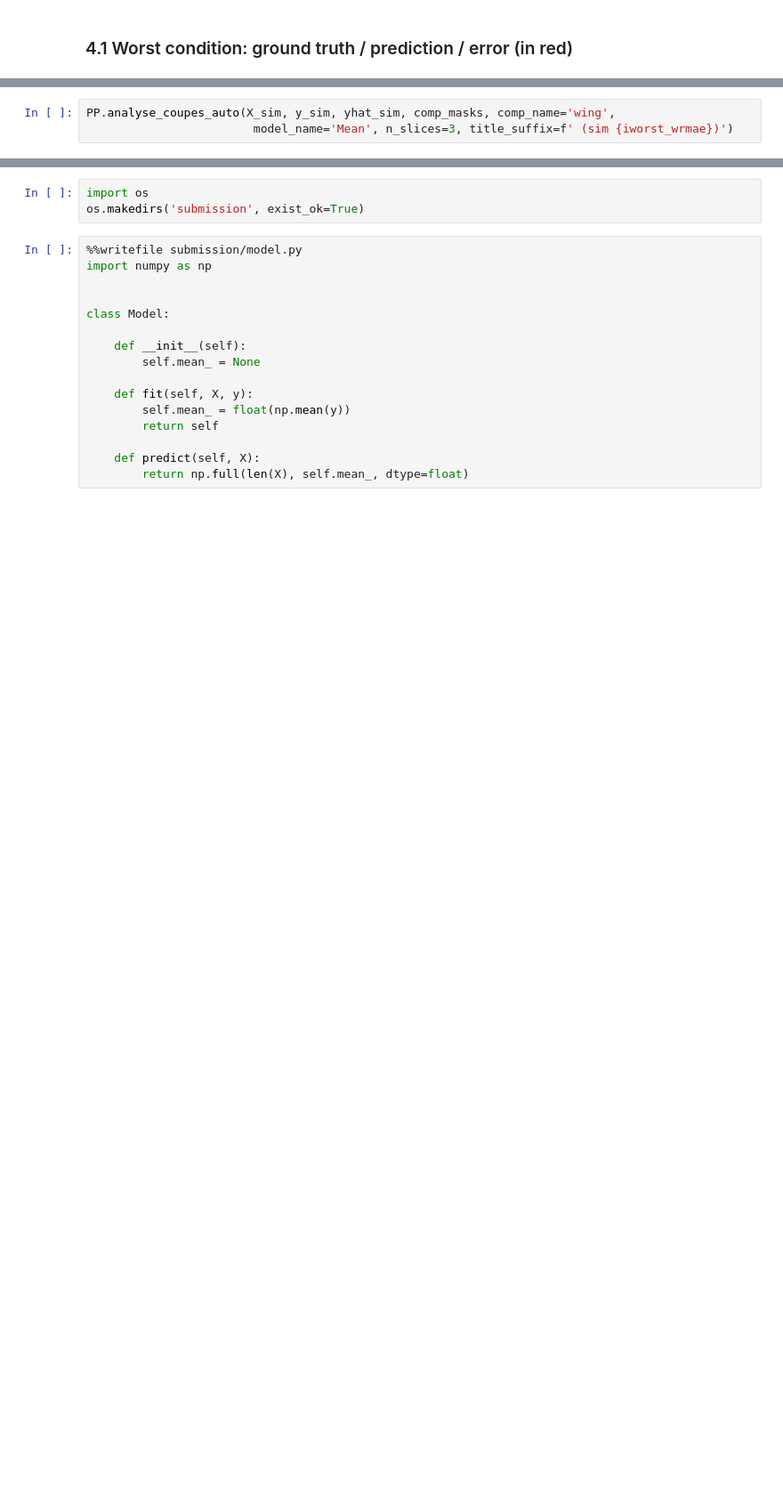
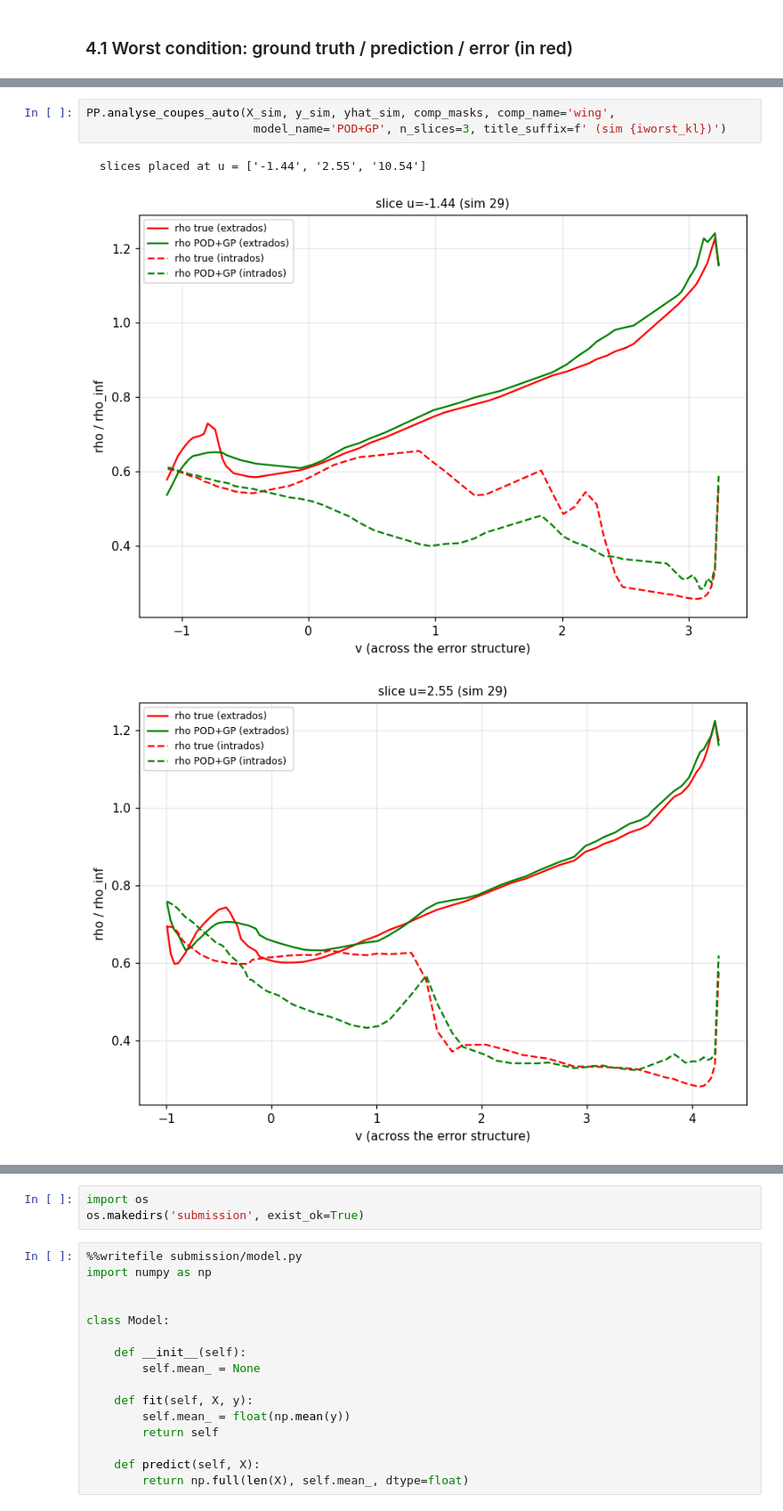
Before and after one commit to Akawalid/onera_468_crm_wall_distribution_regression_challenge_v2, a Jupyter notebook: bundle/starting_kit/starting_kit.ipynb, the cells around one changed output, grey strips where cells are left out. Shown at 89% size. Drawn from its saved outputs; the diff is of its cells as text; blank space fills up the shorter version.

```diff
--- a/bundle/starting_kit/starting_kit.ipynb
+++ b/bundle/starting_kit/starting_kit.ipynb
@@ -203,3 +251,7 @@ perpendicular to the worst error structure, extrados/intrados separated.
 # %%
 PP.analyse_coupes_auto(X_sim, y_sim, yhat_sim, comp_masks, comp_name='wing',
-                        model_name='Mean', n_slices=3, title_suffix=f' (sim {iworst_wrmae})')
+                        model_name='POD+GP', n_slices=3, title_suffix=f' (sim {iworst_kl})')
+# %% [output]
+  slices placed at u = ['-1.44', '2.55', '10.54']
+[figure, added]
+[figure, added]
```
Also changed, not shown: parts of 21 cells of this notebook, 8 other files.
